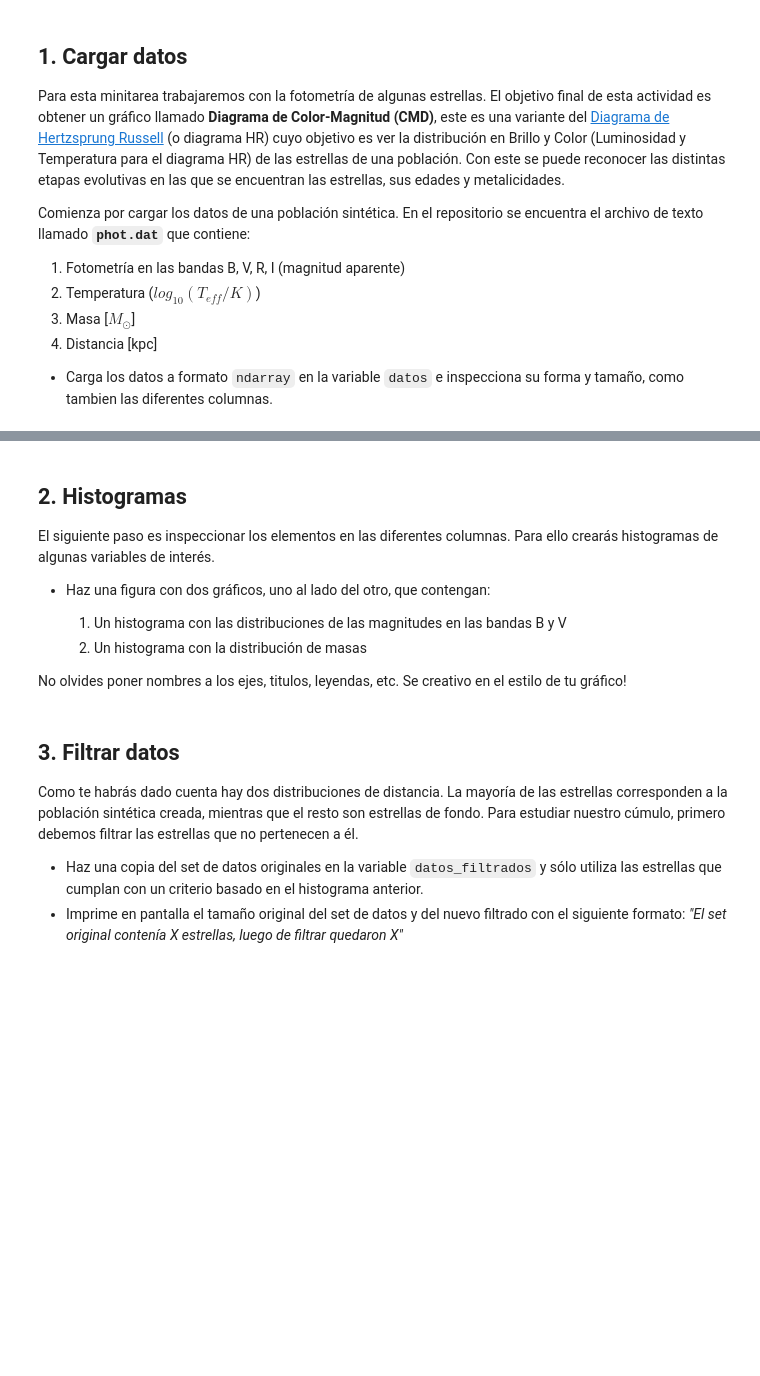
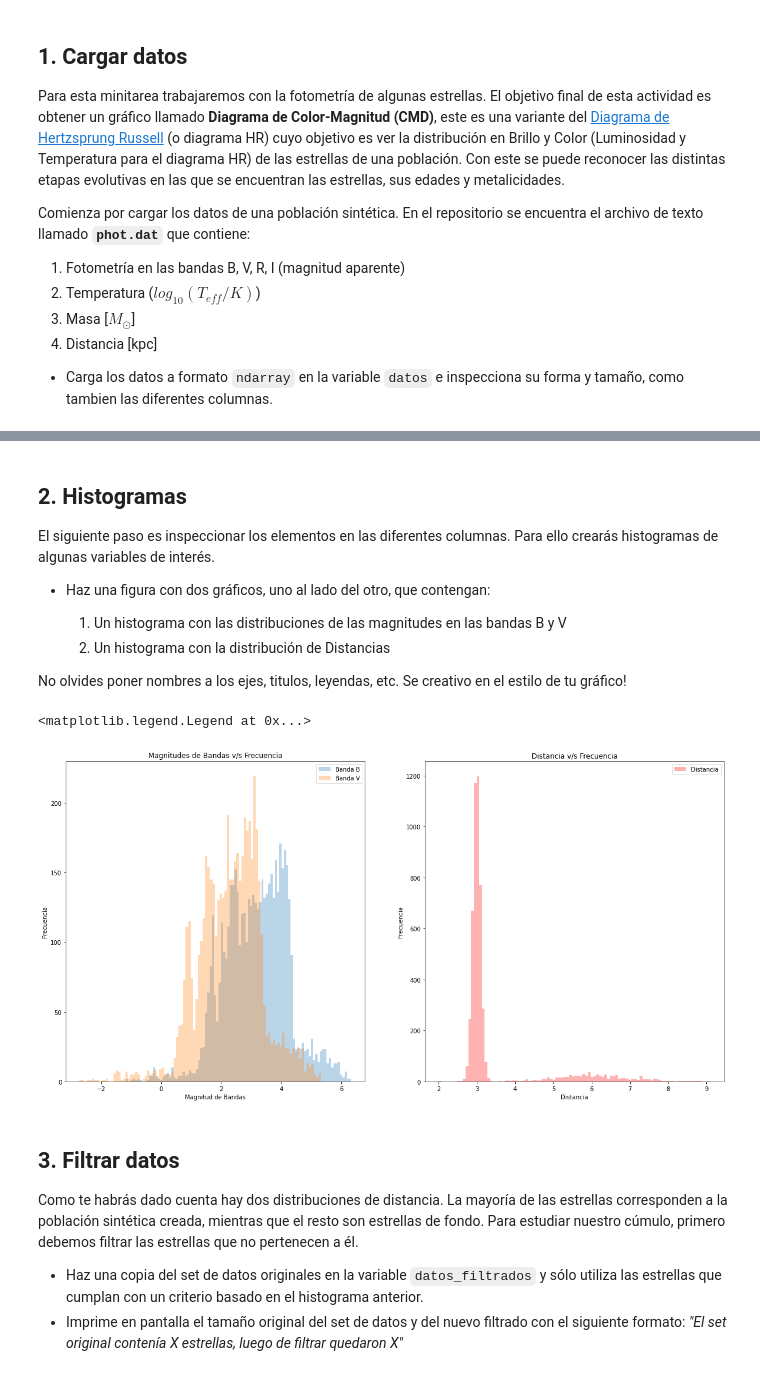
Before and after one commit to Pepebeats-flp/minitarea2, a Jupyter notebook: minitarea2_alumnos.ipynb, the cells around one changed output, grey strips where cells are left out. Cells and saved outputs as stored; diff of their text form; code cells hidden in the pictures; blank space fills up the shorter version.

```diff
--- a/minitarea2_alumnos.ipynb
+++ b/minitarea2_alumnos.ipynb
@@ -54,6 +92,6 @@ El siguiente paso es inspeccionar los elementos en las diferentes columnas. Para
 * Haz una figura con dos gráficos, uno al lado del otro, que contengan:
 
     1. Un histograma con las distribuciones de las magnitudes en las bandas B y V
-    2. Un histograma con la distribución de masas
+    2. Un histograma con la distribución de Distancias
 
 No olvides poner nombres a los ejes, titulos, leyendas, etc. Se creativo en el estilo de tu gráfico!
@@ -67,3 +98,32 @@ fig, ax = plt.subplots()
+# %%
+#Plotear histogramas de cada columna
+
+import matplotlib.pyplot as plt
+%matplotlib inline
+
+
+# Histograma 1
+plt.figure(figsize=(20,10))
+plt.subplot(121)
+
+plt.hist(B,100,alpha=0.3,label="Banda B")
+plt.hist(V,100,alpha=0.3,label="Banda V")
+plt.xlabel('Magnitud de Bandas')
+plt.ylabel('Frecuencia')
+plt.title('Magnitudes de Bandas v/s Frecuencia')
+plt.legend()
+
+# Histograma 2
+plt.subplot(122)
+
+plt.hist(D,100,alpha=0.3,label="Distancia",color="red")
+plt.xlabel('Distancia')
+plt.ylabel('Frecuencia')
+plt.title('Distancia v/s Frecuencia')
+plt.legend()
+# %% [output]
+<matplotlib.legend.Legend at 0x...>
+[figure, added]
 # %% [markdown]
 ## 3. Filtrar datos
 
```
Also changed, not shown: parts of 13 cells of this notebook.
